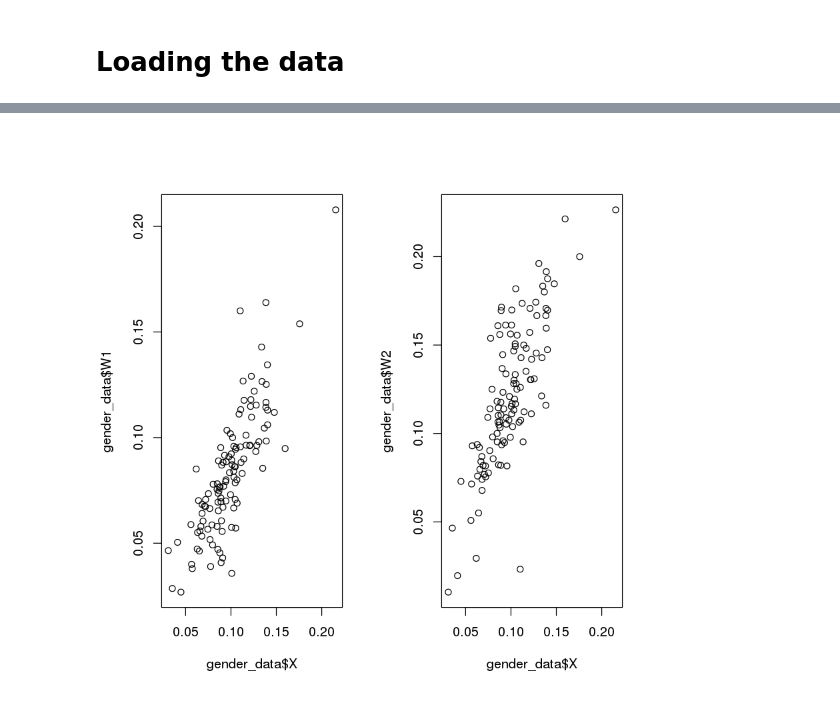
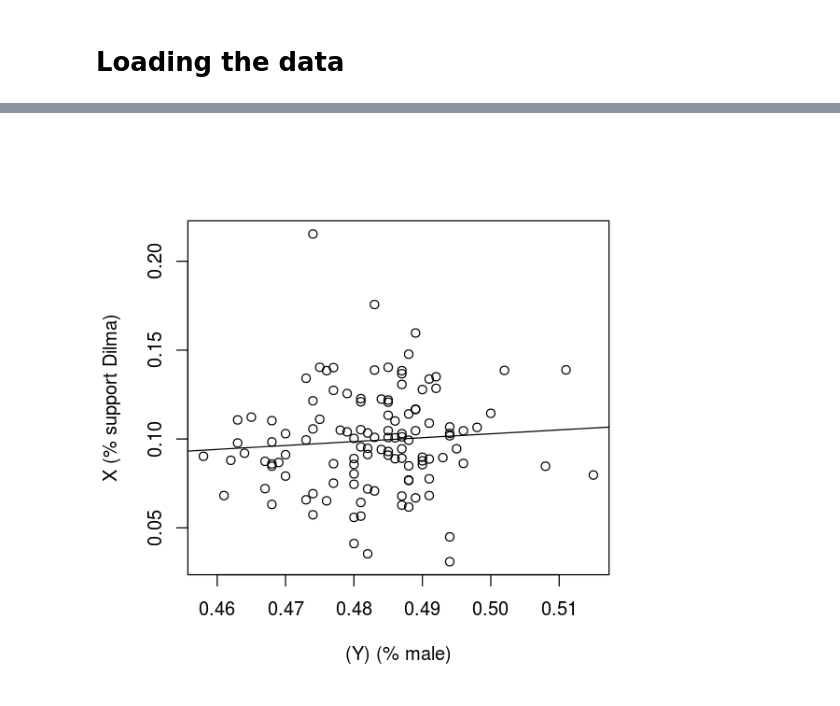
Before and after one commit to Guzpenha/Ecological-Inference-on-social-data, a Jupyter notebook: experiments/1 - Data exploration .ipynb, the cells around one changed output, grey strips where cells are left out. Drawn from its saved outputs; the diff is of its cells as text; code cells hidden in the pictures.

Commit message:
Adding plots to Data exploration notebook

```diff
--- a/experiments/1 - Data exploration .ipynb
+++ b/experiments/1 - Data exploration .ipynb
@@ -31,6 +33,7 @@ plot(gender_data$X, gender_data$Y)
-# %%
-par(mfrow=c(1,2))
-plot(gender_data$X, gender_data$W1)
-plot(gender_data$X, gender_data$W2)
-# %% [output]
-[figure, removed]
+# %%
+plot(gender_data$Y, (gender_data$X),xlab="(Y) (% male)", ylab="X (% support Dilma)")
+options(repr.plot.width=5, repr.plot.height=5)
+fit <- lm( gender_data$X ~ (gender_data$Y) )
+abline(fit)
+# %% [output]
+[figure, added]
```
Also changed, not shown: parts of 7 cells of this notebook.
